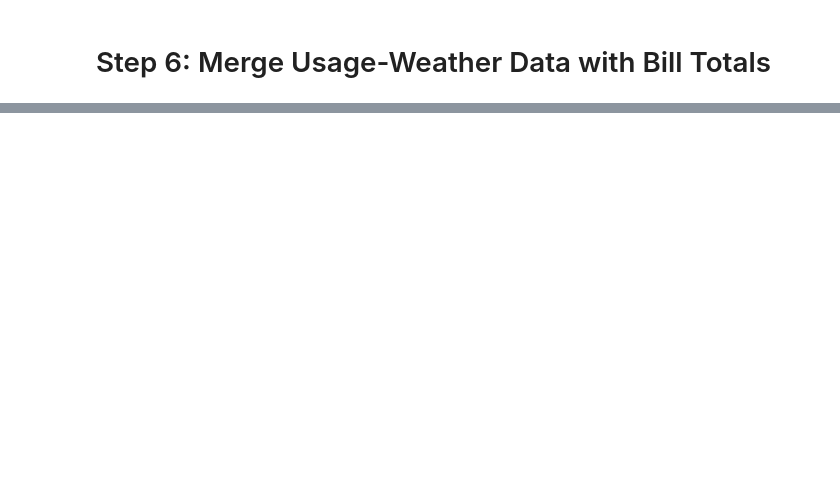
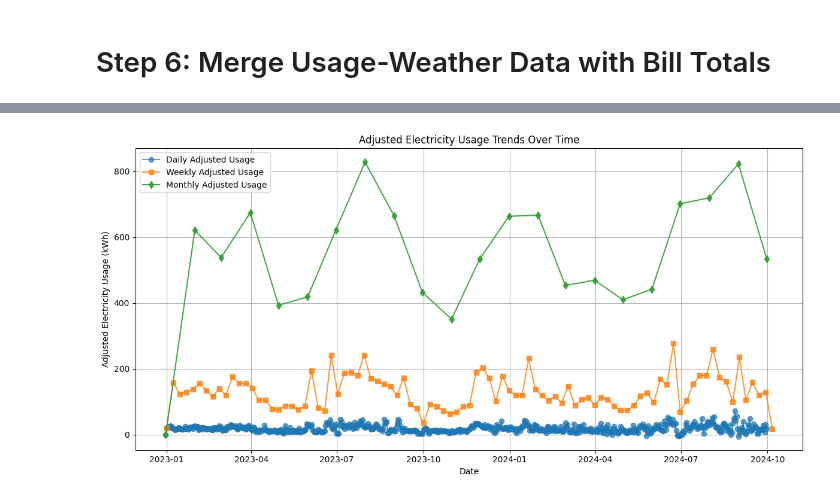
Before and after one commit to mreed5812/comed_forecast, a Jupyter notebook: Utility Forecast - Final Project.ipynb, the cells around one changed output, grey strips where cells are left out. Saved outputs shown, nothing was run; the diff lists cells and outputs as text; code cells hidden in the pictures; blank space fills up the shorter version.

```diff
--- a/Utility Forecast - Final Project.ipynb
+++ b/Utility Forecast - Final Project.ipynb
@@ -228,0 +288,3 @@ plt.show()
+# %%
+# Need to convert the snow depth from feet to inches so as to align with snow fall
+final_data_filtered.loc[:,'snow_depth_inches'] =  final_data_filtered['snow_depth'] * 12
@@ -228,0 +370,29 @@ plt.show()
+# %%
+import matplotlib.pyplot as plt
+
+# Ensure 'datetime' is in datetime format
+final_data_filtered['datetime'] = pd.to_datetime(final_data_filtered['datetime'])
+
+# Resample data to daily, weekly, and monthly averages using adjusted_usage
+daily_adjusted_usage = final_data_filtered.resample('D', on='datetime')['adjusted_usage'].sum()
+weekly_adjusted_usage = final_data_filtered.resample('W', on='datetime')['adjusted_usage'].sum()
+monthly_adjusted_usage = final_data_filtered.resample('M', on='datetime')['adjusted_usage'].sum()
+
+# Plot daily, weekly, and monthly trends for adjusted usage
+plt.figure(figsize=(12, 6))
+plt.plot(daily_adjusted_usage, label='Daily Adjusted Usage', linestyle='-', marker='o', alpha=0.7)
+plt.plot(weekly_adjusted_usage, label='Weekly Adjusted Usage', linestyle='-', marker='s', alpha=0.8)
+plt.plot(monthly_adjusted_usage, label='Monthly Adjusted Usage', linestyle='-', marker='d', alpha=0.9)
+
+# Customize the plot
+plt.title('Adjusted Electricity Usage Trends Over Time')
+plt.xlabel('Date')
+plt.ylabel('Adjusted Electricity Usage (kWh)')
+plt.legend()
+plt.grid(True)
+plt.tight_layout()
+
+# Display the plot
+plt.show()
+# %% [output]
+[figure, added]
```
Also changed, not shown: parts of 54 cells of this notebook, 3 other files.
